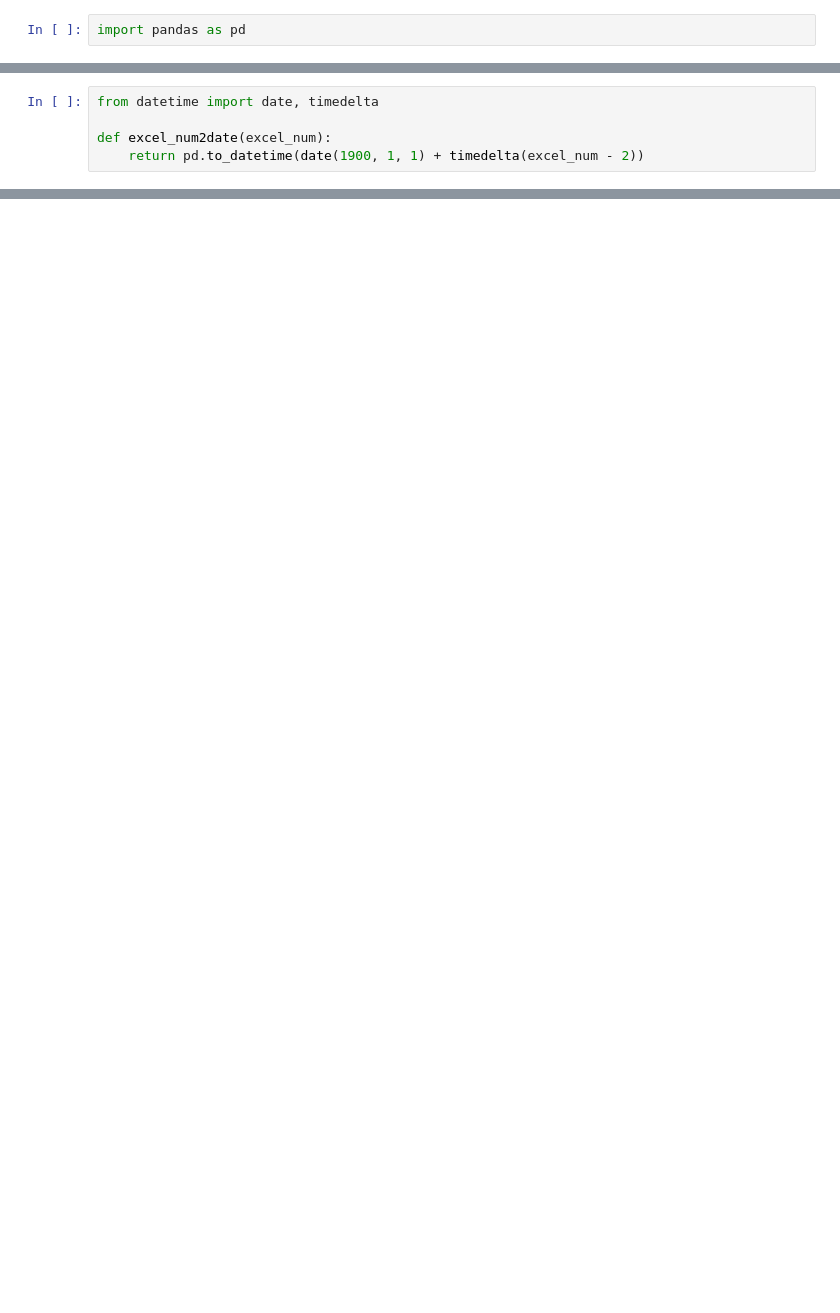
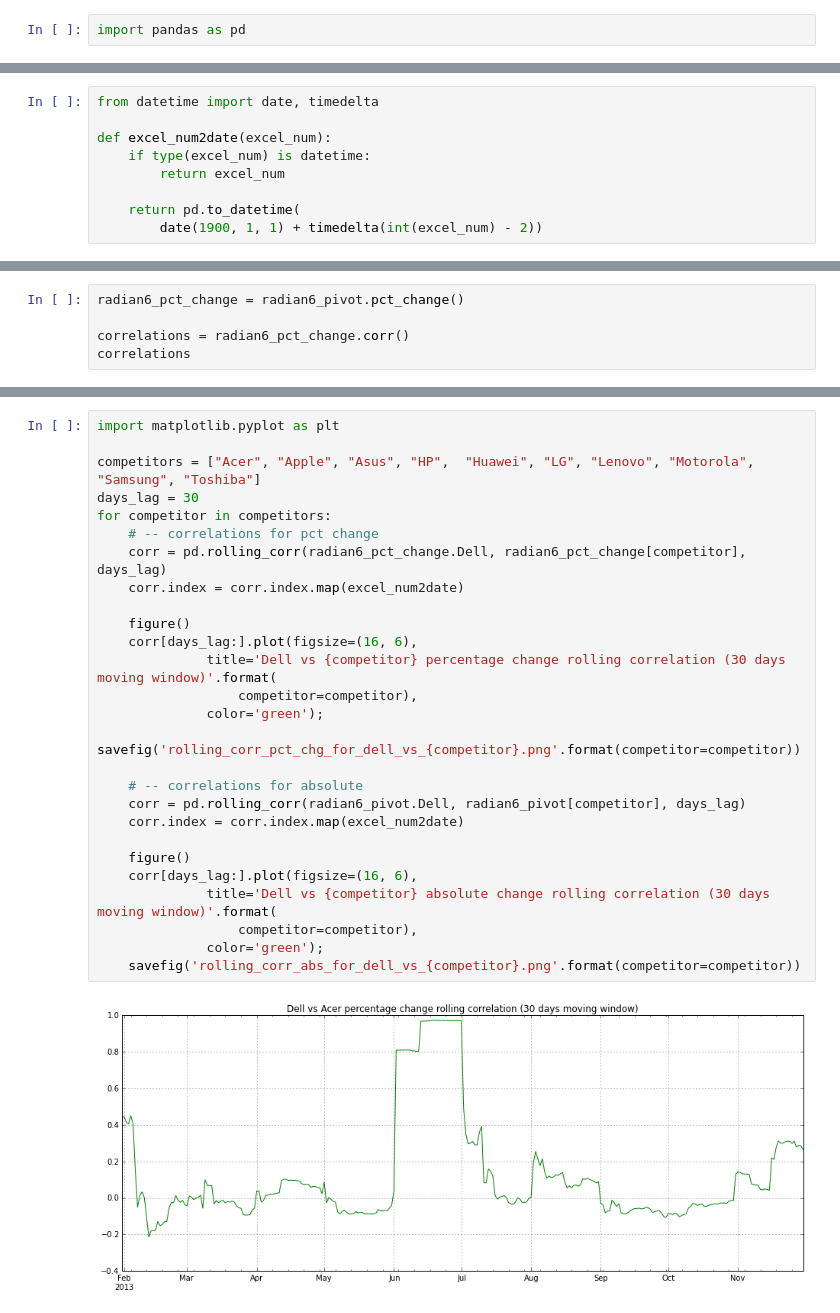
Before and after one commit to maciejATcosphere/paper-mind, a Jupyter notebook: paper_mind/courses/pandas/dell-data-struggle.ipynb, the cells around one changed output, grey strips where cells are left out. Saved outputs shown, nothing was run; the diff lists cells and outputs as text; blank space fills up the shorter version.

```diff
--- a/paper_mind/courses/pandas/dell-data-struggle.ipynb
+++ b/paper_mind/courses/pandas/dell-data-struggle.ipynb
@@ -13,4 +4,8 @@ months = ['January', 'February', 'March',
 from datetime import date, timedelta
 
 def excel_num2date(excel_num):
-    return pd.to_datetime(date(1900, 1, 1) + timedelta(excel_num - 2))
+    if type(excel_num) is datetime:
+        return excel_num
+
+    return pd.to_datetime(
+        date(1900, 1, 1) + timedelta(int(excel_num) - 2))
@@ -89,0 +180,5 @@ for name, group in grouped:
+# %%
+radian6_pct_change = radian6_pivot.pct_change()
+
+correlations = radian6_pct_change.corr()
+correlations
@@ -89,0 +199,29 @@ for name, group in grouped:
+# %%
+import matplotlib.pyplot as plt
+
+competitors = ["Acer", "Apple", "Asus", "HP",  "Huawei", "LG", "Lenovo", "Motorola", "Samsung", "Toshiba"]
+days_lag = 30
+for competitor in competitors:
+    # -- correlations for pct change
+    corr = pd.rolling_corr(radian6_pct_change.Dell, radian6_pct_change[competitor], days_lag)
+    corr.index = corr.index.map(excel_num2date)
+
+    figure()
+    corr[days_lag:].plot(figsize=(16, 6),
+              title='Dell vs {competitor} percentage change rolling correlation (30 days moving window)'.format(
+                  competitor=competitor),
+              color='green');
+    savefig('rolling_corr_pct_chg_for_dell_vs_{competitor}.png'.format(competitor=competitor))
+
+    # -- correlations for absolute
+    corr = pd.rolling_corr(radian6_pivot.Dell, radian6_pivot[competitor], days_lag)
+    corr.index = corr.index.map(excel_num2date)
+
+    figure()
+    corr[days_lag:].plot(figsize=(16, 6),
+              title='Dell vs {competitor} absolute change rolling correlation (30 days moving window)'.format(
+                  competitor=competitor),
+              color='green');
+    savefig('rolling_corr_abs_for_dell_vs_{competitor}.png'.format(competitor=competitor))
+# %% [output]
+[figure, added]
```
Also changed, not shown: parts of 22 cells of this notebook, 2 other files.
